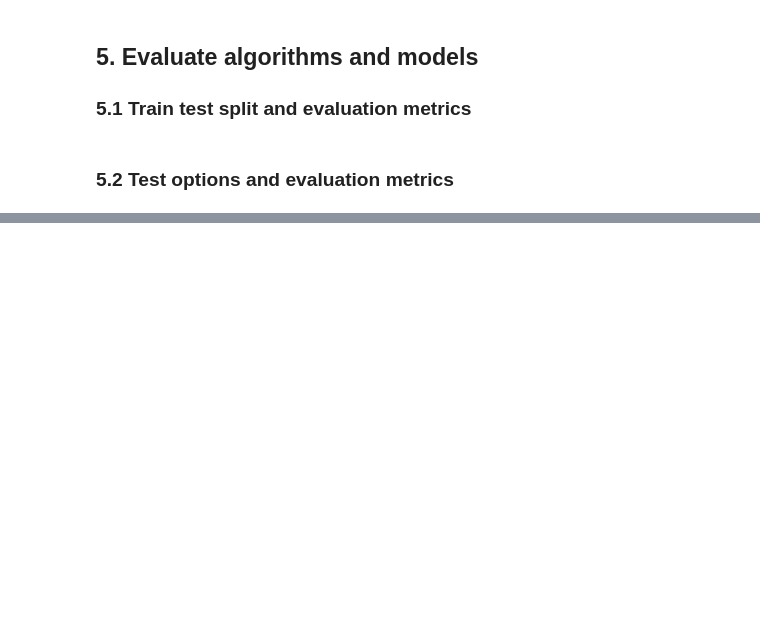
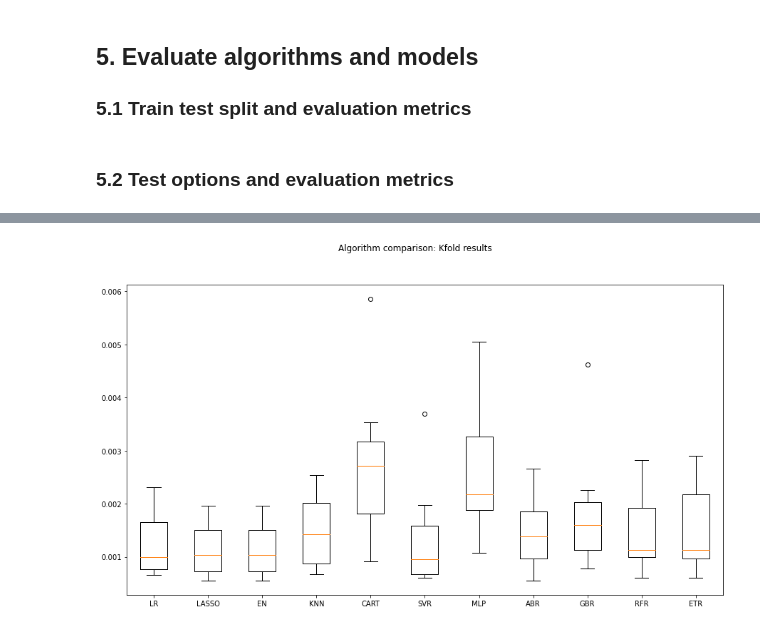
Before and after one commit to y30308/ML_Fin, a Jupyter notebook: ch5_1_StockPricePrediction.ipynb, the cells around one changed output, grey strips where cells are left out. Saved outputs shown, nothing was run; the diff lists cells and outputs as text; code cells hidden in the pictures; blank space fills up the shorter version.

```diff
--- a/ch5_1_StockPricePrediction.ipynb
+++ b/ch5_1_StockPricePrediction.ipynb
@@ -206,0 +231,25 @@ scoring = 'neg_mean_squared_error'
+# %%
+names = []
+kfold_results = []
+test_results = []
+train_results = []
+for name, model in models:
+    names.append(name)
+
+    ## K fold analysis
+    kfold = KFold(n_splits=num_folds, random_state=seed, shuffle=True)
+    # Converted mean square error to positive.
+    cv_results = -1 * cross_val_score(model, X_train, Y_train, cv=kfold, scoring=scoring)
+    kfold_results.append(cv_results)
+
+    # Full training period
+    res = model.fit(X_train, Y_train)
+    train_result = mean_squared_error(res.predict(X_train), Y_train)
+    train_results.append(train_result)
+
+    # Test results
+    test_result = mean_squared_error(res.predict(X_test), Y_test)
+    test_results.append(test_result)
+
+    msg = "%s: %f (%f) %f %f" % (name, cv_results.mean(), cv_results.std(), train_result, test_result)
+    print(msg)
@@ -206,0 +268,10 @@ scoring = 'neg_mean_squared_error'
+# %%
+fig = pyplot.figure()
+fig.suptitle('Algorithm comparison: Kfold results')
+ax = fig.add_subplot(111)
+pyplot.boxplot(kfold_results)
+ax.set_xticklabels(names)
+fig.set_size_inches(15, 8)
+pyplot.show()
+# %% [output]
+[figure, added]
```
Also changed, not shown: parts of 7 cells of this notebook.
